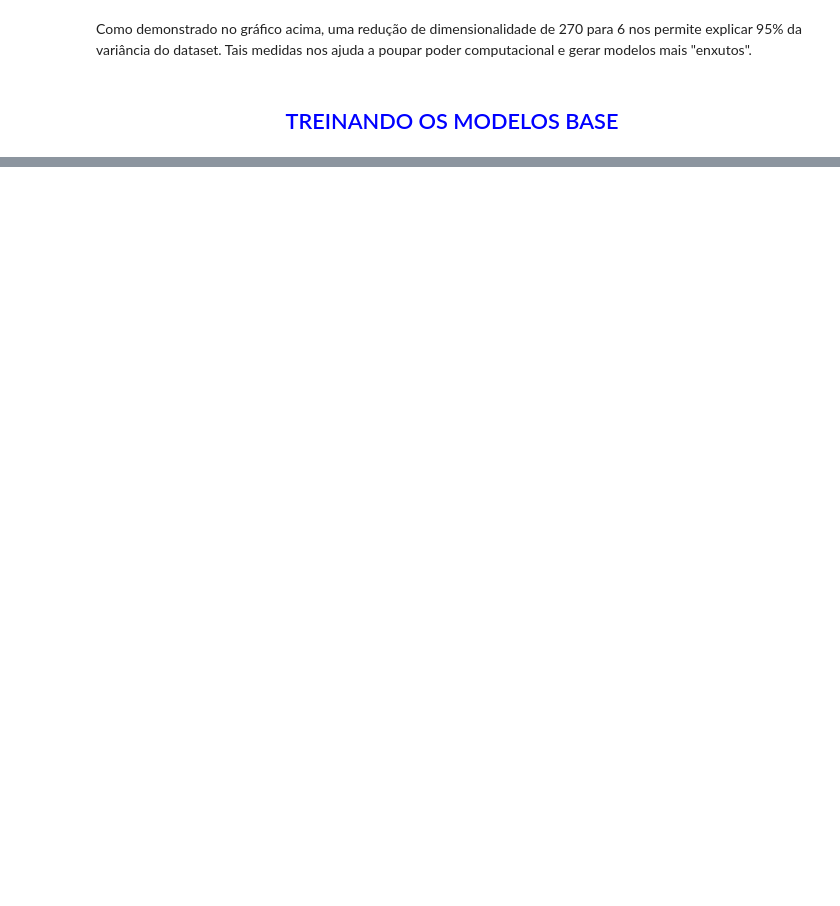
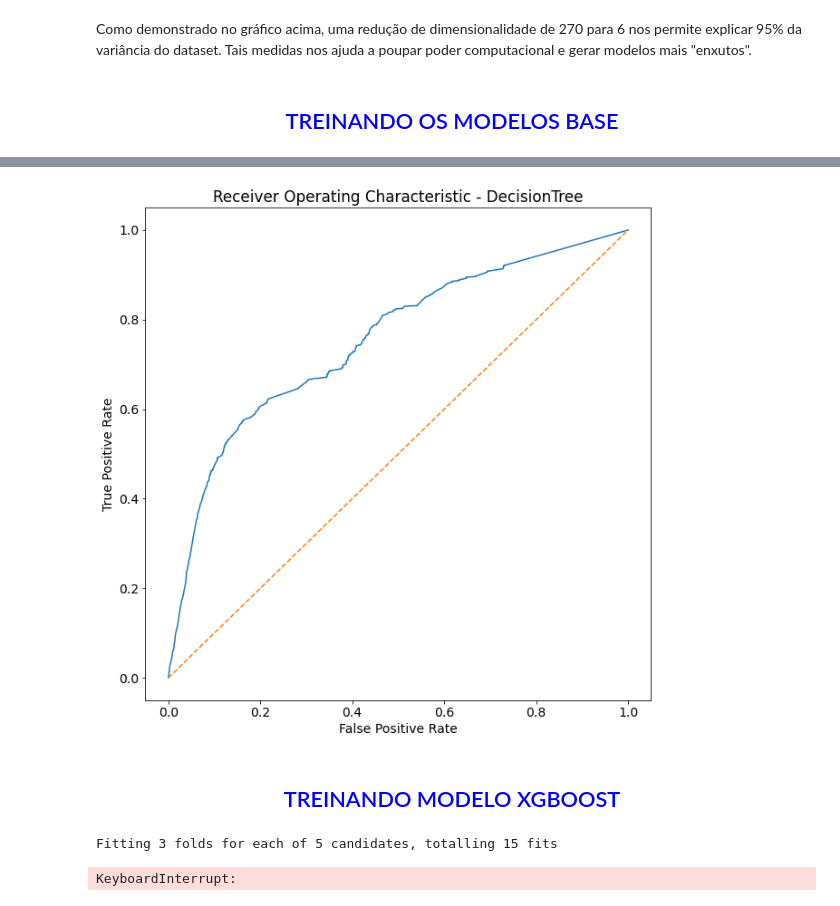
Before and after one commit to CaioBrainer/Projeto-Satisfacao-dos-Clientes-Santander, a Jupyter notebook: projeto_santander.ipynb, the cells around one changed output, grey strips where cells are left out. Cells and saved outputs as stored; diff of their text form; code cells hidden in the pictures; blank space fills up the shorter version.

```diff
--- a/projeto_santander.ipynb
+++ b/projeto_santander.ipynb
@@ -173,0 +231,13 @@ weighted avg       0.63      0.61      0.60    109518
+# %%
+plt.subplots(figsize=(10,10))
+plt.title('Receiver Operating Characteristic - DecisionTree')
+plt.plot(false_positive_rate1, true_positive_rate1)
+plt.plot([0, 1], ls="--")
+plt.plot([0, 0], [1, 0] , c=".7"), plt.plot([1, 1] , c=".7")
+plt.ylabel('True Positive Rate')
+plt.xlabel('False Positive Rate')
+plt.show()
+# %% [output]
+[figure, added]
+# %% [markdown]
+## <center> <font color='blue'> TREINANDO MODELO XGBOOST
@@ -173,0 +258,5 @@ weighted avg       0.63      0.61      0.60    109518
+# %%
+grid_search_xgb.fit(X_treino,np.ravel(y_treino))
+# %% [output]
+Fitting 3 folds for each of 5 candidates, totalling 15 fits
+KeyboardInterrupt:
```
Also changed, not shown: parts of 26 cells of this notebook.
